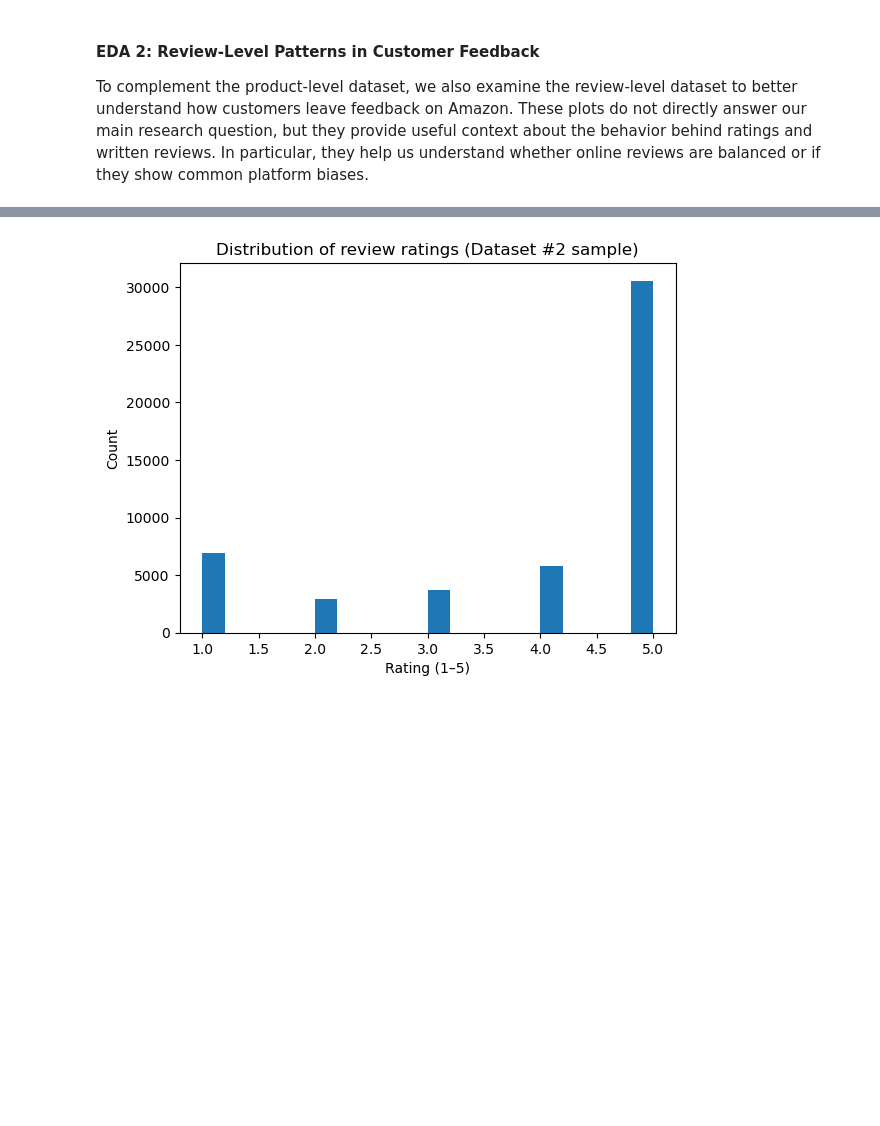
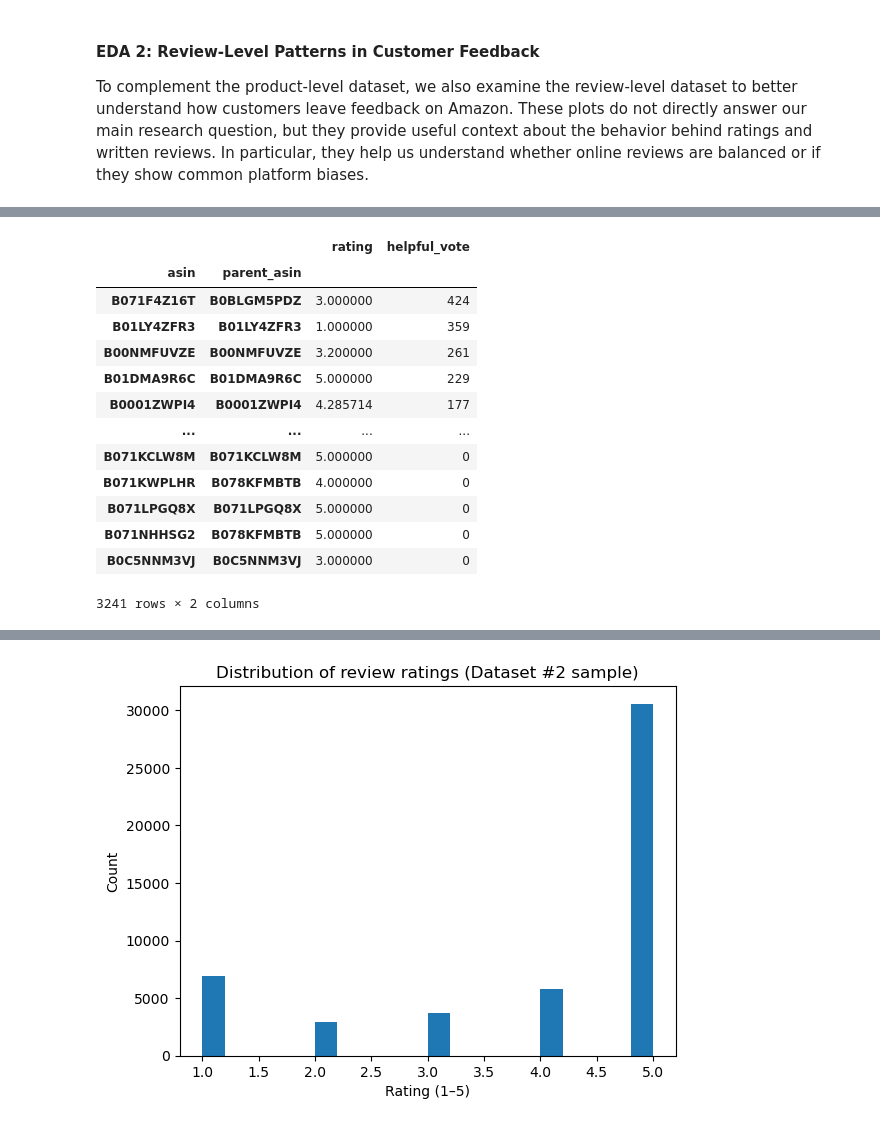
Before and after one commit to COGS108/Group129_WI26, a Jupyter notebook: 02-EDACheckpoint.ipynb, the cells around one changed output, grey strips where cells are left out. Cells and saved outputs as stored; diff of their text form; code cells hidden in the pictures; blank space fills up the shorter version.

```diff
--- a/02-EDACheckpoint.ipynb
+++ b/02-EDACheckpoint.ipynb
@@ -405,0 +477,19 @@ df2_reviews.shape, df2_reviews.columns
+# %%
+(Unverified.groupby(['asin', 'parent_asin'])[['asin', 'parent_asin', 'rating', 'helpful_vote']]
+ .agg({'rating': 'mean', 'helpful_vote': 'sum'})
+ .sort_values('helpful_vote', ascending=False))
+# %% [output]
+|  |  | rating | helpful_vote |
+| asin | parent_asin |  |  |
+| B071F4Z16T | B0BLGM5PDZ | 3.000000 | 424 |
+| B01LY4ZFR3 | B01LY4ZFR3 | 1.000000 | 359 |
+| B00NMFUVZE | B00NMFUVZE | 3.200000 | 261 |
+| B01DMA9R6C | B01DMA9R6C | 5.000000 | 229 |
+| B0001ZWPI4 | B0001ZWPI4 | 4.285714 | 177 |
+| ... | ... | ... | ... |
+| B071KCLW8M | B071KCLW8M | 5.000000 | 0 |
+| B071KWPLHR | B078KFMBTB | 4.000000 | 0 |
+| B071LPGQ8X | B071LPGQ8X | 5.000000 | 0 |
+| B071NHHSG2 | B078KFMBTB | 5.000000 | 0 |
+| B0C5NNM3VJ | B0C5NNM3VJ | 3.000000 | 0 |
+3241 rows × 2 columns
```
Also changed, not shown: parts of 10 cells of this notebook.
